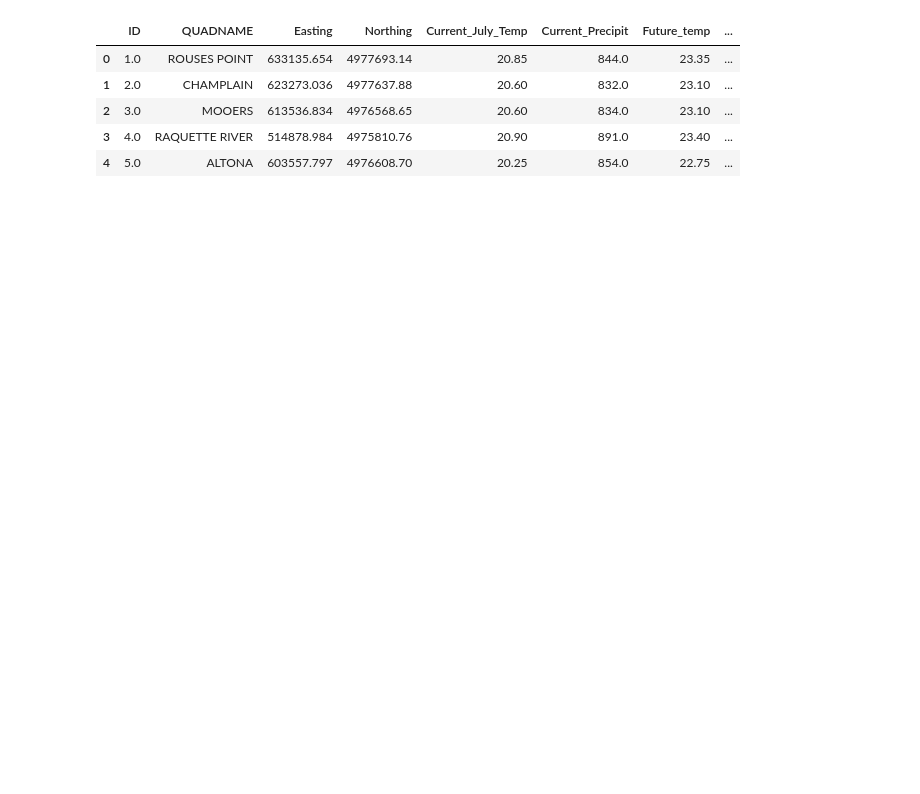
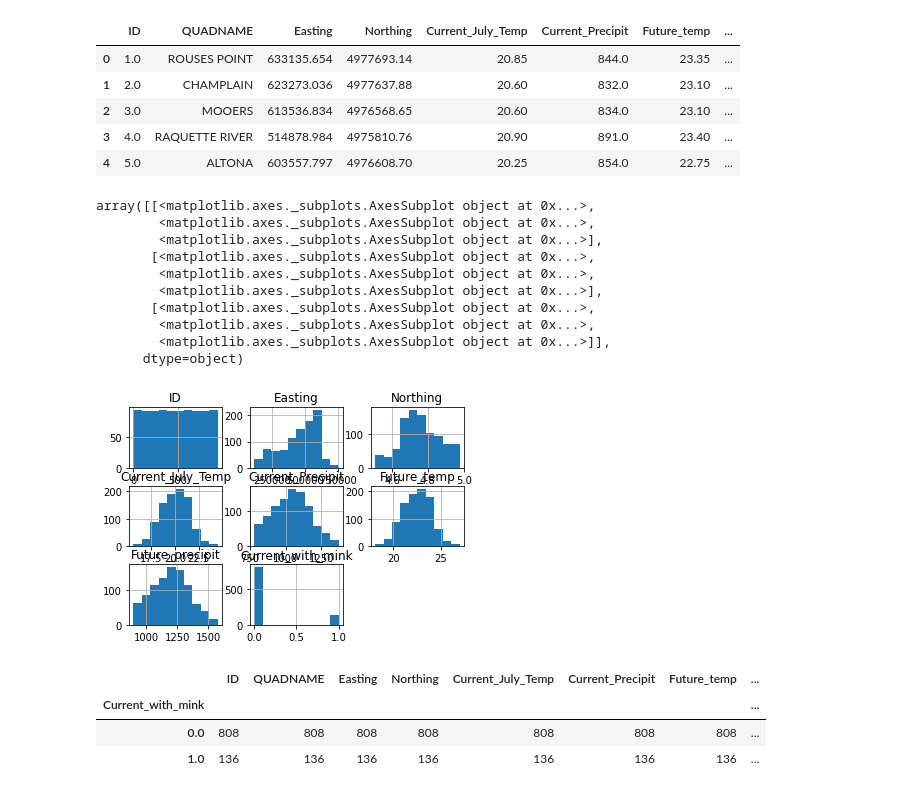
Before and after one commit to Inventrohyder/NS166_final, a Jupyter notebook: Notebook.ipynb, the cells around one changed output. Drawn from its saved outputs; the diff is of its cells as text; code cells hidden in the pictures; blank space fills up the shorter version.

```diff
--- a/Notebook.ipynb
+++ b/Notebook.ipynb
@@ -33,3 +33,24 @@ df.head()
 | 2 | 3.0 | MOOERS | 613536.834 | 4976568.65 | 20.60 | 834.0 | 23.10 | ... |
 | 3 | 4.0 | RAQUETTE RIVER | 514878.984 | 4975810.76 | 20.90 | 891.0 | 23.40 | ... |
 | 4 | 5.0 | ALTONA | 603557.797 | 4976608.70 | 20.25 | 854.0 | 22.75 | ... |
+# %%
+df.hist()
+# %% [output]
+array([[<matplotlib.axes._subplots.AxesSubplot object at 0x...>,
+        <matplotlib.axes._subplots.AxesSubplot object at 0x...>,
+        <matplotlib.axes._subplots.AxesSubplot object at 0x...>],
+       [<matplotlib.axes._subplots.AxesSubplot object at 0x...>,
+        <matplotlib.axes._subplots.AxesSubplot object at 0x...>,
+        <matplotlib.axes._subplots.AxesSubplot object at 0x...>],
+       [<matplotlib.axes._subplots.AxesSubplot object at 0x...>,
+        <matplotlib.axes._subplots.AxesSubplot object at 0x...>,
+        <matplotlib.axes._subplots.AxesSubplot object at 0x...>]],
+      dtype=object)
+[figure, added]
+# %%
+df.groupby(by="Current_with_mink").count()
+# %% [output]
+|  | ID | QUADNAME | Easting | Northing | Current_July_Temp | Current_Precipit | Future_temp | ... |
+| Current_with_mink |  |  |  |  |  |  |  | ... |
+| 0.0 | 808 | 808 | 808 | 808 | 808 | 808 | 808 | ... |
+| 1.0 | 136 | 136 | 136 | 136 | 136 | 136 | 136 | ... |
```
Also changed, not shown: parts of 12 cells of this notebook.
